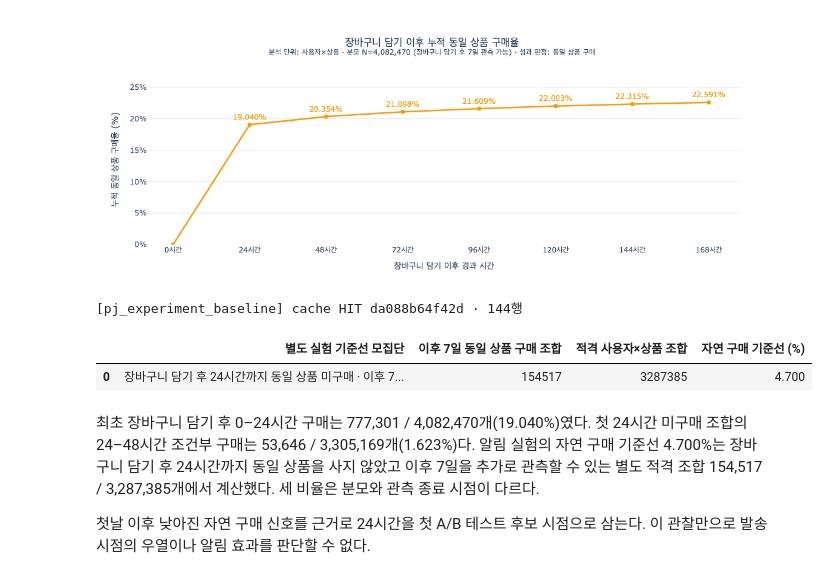
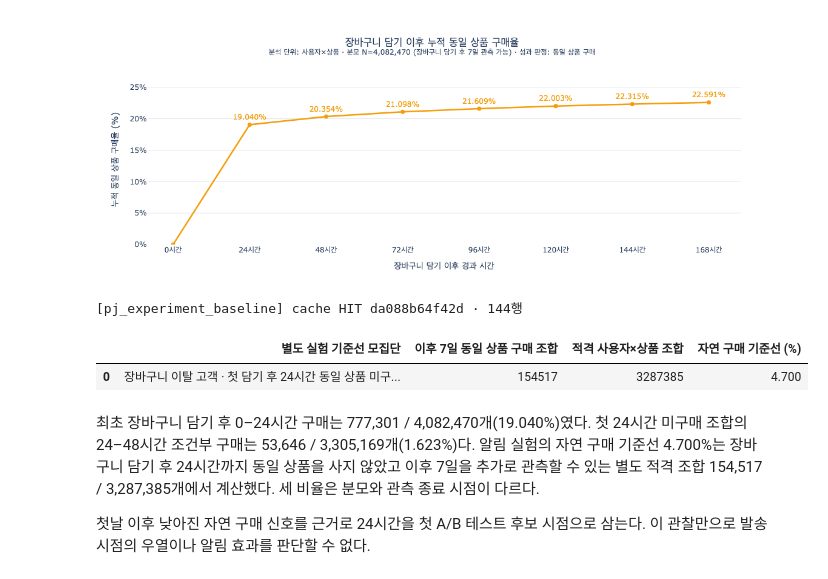
Before and after one commit to kth530/ecommerce_funnel_analysis, a Jupyter notebook: notebooks/04_eda.ipynb, the cells around one changed output. Saved outputs shown, nothing was run; the diff lists cells and outputs as text; code cells hidden in the pictures.

```diff
--- a/notebooks/04_eda.ipynb
+++ b/notebooks/04_eda.ipynb
@@ -406,20 +406,20 @@ fig.show()
 # %%
 baseline_daily = read_eda('pj_experiment_baseline', params=cart_params)
 experiment_eligible = int(baseline_daily['실험적격_사용자상품수'].sum())
 experiment_purchase = int(baseline_daily['기준점후_7일_동일상품구매_사용자상품수'].sum())
 assert (experiment_eligible, experiment_purchase) == (3_287_385, 154_517)
 assert experiment_eligible <= first_day_nonpurchase
 baseline = pd.DataFrame({
-    '별도 실험 기준선 모집단': ['장바구니 담기 후 24시간까지 동일 상품 미구매 · 이후 7일 완전 관측'],
+    '별도 실험 기준선 모집단': ['장바구니 이탈 고객 · 첫 담기 후 24시간 동일 상품 미구매 · 이후 7일 완전 관측'],
     '이후 7일 동일 상품 구매 조합': [experiment_purchase],
     '적격 사용자×상품 조합': [experiment_eligible],
     '자연 구매 기준선 (%)': [f'{experiment_purchase / experiment_eligible * 100:.3f}'],
 })
 display(baseline)
 # %% [output]
 [pj_experiment_baseline] cache HIT da088b64f42d · 144행
 |  | 별도 실험 기준선 모집단 | 이후 7일 동일 상품 구매 조합 | 적격 사용자×상품 조합 | 자연 구매 기준선 (%) |
-| 0 | 장바구니 담기 후 24시간까지 동일 상품 미구매 · 이후 7... | 154517 | 3287385 | 4.700 |
+| 0 | 장바구니 이탈 고객 · 첫 담기 후 24시간 동일 상품 미구... | 154517 | 3287385 | 4.700 |
 # %% [markdown]
 최초 장바구니 담기 후 0–24시간 구매는 777,301 / 4,082,470개(19.040%)였다. 첫 24시간 미구매 조합의 24–48시간 조건부 구매는 53,646 / 3,305,169개(1.623%)다. 알림 실험의 자연 구매 기준선 4.700%는 장바구니 담기 후 24시간까지 동일 상품을 사지 않았고 이후 7일을 추가로 관측할 수 있는 별도 적격 조합 154,517 / 3,287,385개에서 계산했다. 세 비율은 분모와 관측 종료 시점이 다르다.
 
```
Also changed, not shown: parts of 3 cells of this notebook, 3 other files.
